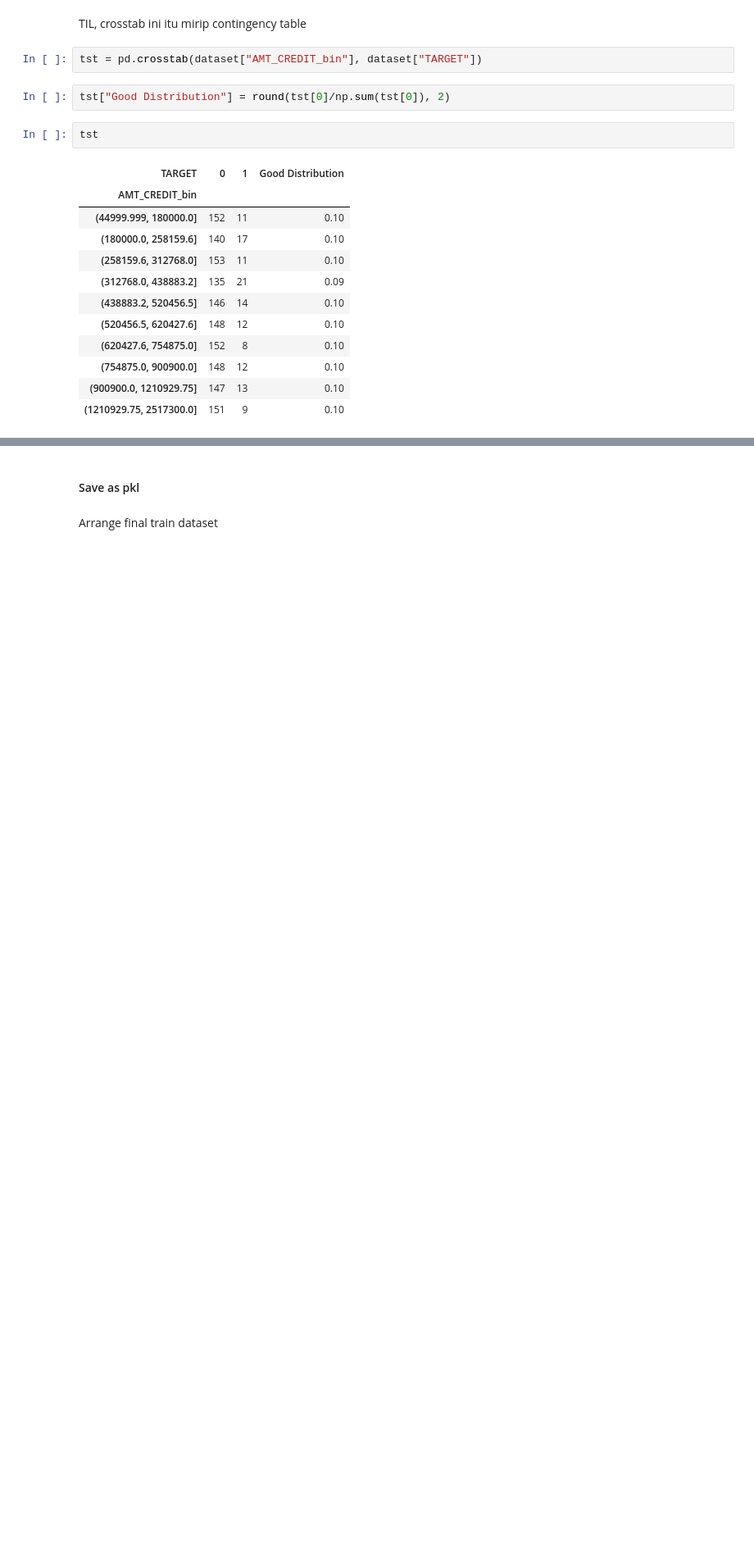
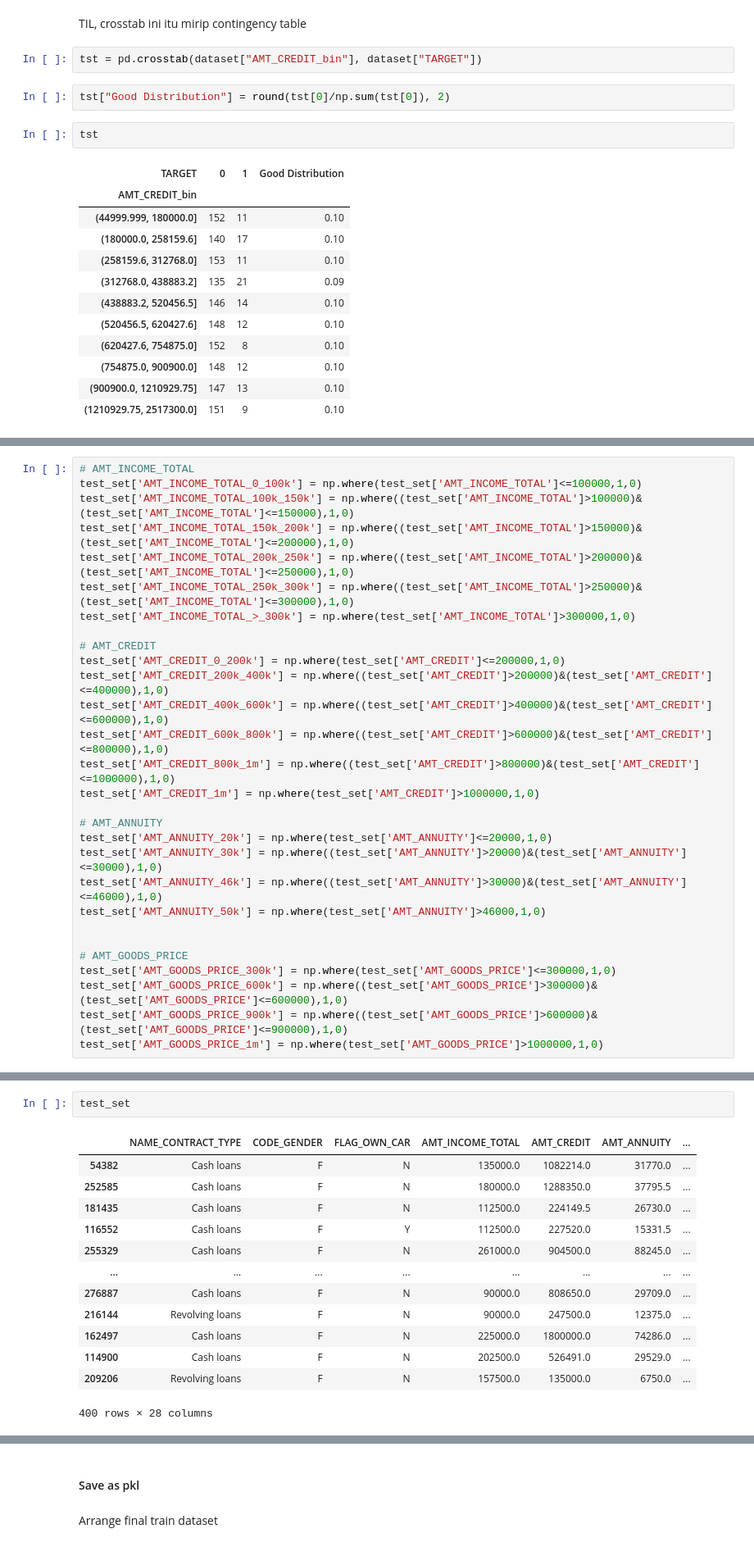
Before and after one commit to shandytp/learn_credit_score, a Jupyter notebook: 03-woe-and-iv.ipynb, the cells around one changed output, grey strips where cells are left out. Shown at 82% size. Drawn from its saved outputs; the diff is of its cells as text; blank space fills up the shorter version.

```diff
--- a/03-woe-and-iv.ipynb
+++ b/03-woe-and-iv.ipynb
@@ -436,0 +443,29 @@ dataset_cat_ohe
+# %%
+# AMT_INCOME_TOTAL
+test_set['AMT_INCOME_TOTAL_0_100k'] = np.where(test_set['AMT_INCOME_TOTAL']<=100000,1,0)
+test_set['AMT_INCOME_TOTAL_100k_150k'] = np.where((test_set['AMT_INCOME_TOTAL']>100000)&(test_set['AMT_INCOME_TOTAL']<=150000),1,0)
+test_set['AMT_INCOME_TOTAL_150k_200k'] = np.where((test_set['AMT_INCOME_TOTAL']>150000)&(test_set['AMT_INCOME_TOTAL']<=200000),1,0)
+test_set['AMT_INCOME_TOTAL_200k_250k'] = np.where((test_set['AMT_INCOME_TOTAL']>200000)&(test_set['AMT_INCOME_TOTAL']<=250000),1,0)
+test_set['AMT_INCOME_TOTAL_250k_300k'] = np.where((test_set['AMT_INCOME_TOTAL']>250000)&(test_set['AMT_INCOME_TOTAL']<=300000),1,0)
+test_set['AMT_INCOME_TOTAL_>_300k'] = np.where(test_set['AMT_INCOME_TOTAL']>300000,1,0)
+
+# AMT_CREDIT
+test_set['AMT_CREDIT_0_200k'] = np.where(test_set['AMT_CREDIT']<=200000,1,0)
+test_set['AMT_CREDIT_200k_400k'] = np.where((test_set['AMT_CREDIT']>200000)&(test_set['AMT_CREDIT']<=400000),1,0)
+test_set['AMT_CREDIT_400k_600k'] = np.where((test_set['AMT_CREDIT']>400000)&(test_set['AMT_CREDIT']<=600000),1,0)
+test_set['AMT_CREDIT_600k_800k'] = np.where((test_set['AMT_CREDIT']>600000)&(test_set['AMT_CREDIT']<=800000),1,0)
+test_set['AMT_CREDIT_800k_1m'] = np.where((test_set['AMT_CREDIT']>800000)&(test_set['AMT_CREDIT']<=1000000),1,0)
+test_set['AMT_CREDIT_1m'] = np.where(test_set['AMT_CREDIT']>1000000,1,0)
+
+# AMT_ANNUITY
+test_set['AMT_ANNUITY_20k'] = np.where(test_set['AMT_ANNUITY']<=20000,1,0)
+test_set['AMT_ANNUITY_30k'] = np.where((test_set['AMT_ANNUITY']>20000)&(test_set['AMT_ANNUITY']<=30000),1,0)
+test_set['AMT_ANNUITY_46k'] = np.where((test_set['AMT_ANNUITY']>30000)&(test_set['AMT_ANNUITY']<=46000),1,0)
+test_set['AMT_ANNUITY_50k'] = np.where(test_set['AMT_ANNUITY']>46000,1,0)
+
+
+# AMT_GOODS_PRICE
+test_set['AMT_GOODS_PRICE_300k'] = np.where(test_set['AMT_GOODS_PRICE']<=300000,1,0)
+test_set['AMT_GOODS_PRICE_600k'] = np.where((test_set['AMT_GOODS_PRICE']>300000)&(test_set['AMT_GOODS_PRICE']<=600000),1,0)
+test_set['AMT_GOODS_PRICE_900k'] = np.where((test_set['AMT_GOODS_PRICE']>600000)&(test_set['AMT_GOODS_PRICE']<=900000),1,0)
+test_set['AMT_GOODS_PRICE_1m'] = np.where(test_set['AMT_GOODS_PRICE']>1000000,1,0)
@@ -436,0 +488,16 @@ dataset_cat_ohe
+# %%
+test_set
+# %% [output]
+|  | NAME_CONTRACT_TYPE | CODE_GENDER | FLAG_OWN_CAR | AMT_INCOME_TOTAL | AMT_CREDIT | AMT_ANNUITY | ... |
+| 54382 | Cash loans | F | N | 135000.0 | 1082214.0 | 31770.0 | ... |
+| 252585 | Cash loans | F | N | 180000.0 | 1288350.0 | 37795.5 | ... |
+| 181435 | Cash loans | F | N | 112500.0 | 224149.5 | 26730.0 | ... |
+| 116552 | Cash loans | F | Y | 112500.0 | 227520.0 | 15331.5 | ... |
+| 255329 | Cash loans | F | N | 261000.0 | 904500.0 | 88245.0 | ... |
+| ... | ... | ... | ... | ... | ... | ... | ... |
+| 276887 | Cash loans | F | N | 90000.0 | 808650.0 | 29709.0 | ... |
+| 216144 | Revolving loans | F | N | 90000.0 | 247500.0 | 12375.0 | ... |
+| 162497 | Cash loans | F | N | 225000.0 | 1800000.0 | 74286.0 | ... |
+| 114900 | Cash loans | F | N | 202500.0 | 526491.0 | 29529.0 | ... |
+| 209206 | Revolving loans | F | N | 157500.0 | 135000.0 | 6750.0 | ... |
+400 rows × 28 columns
```
Also changed, not shown: parts of 58 cells of this notebook.
